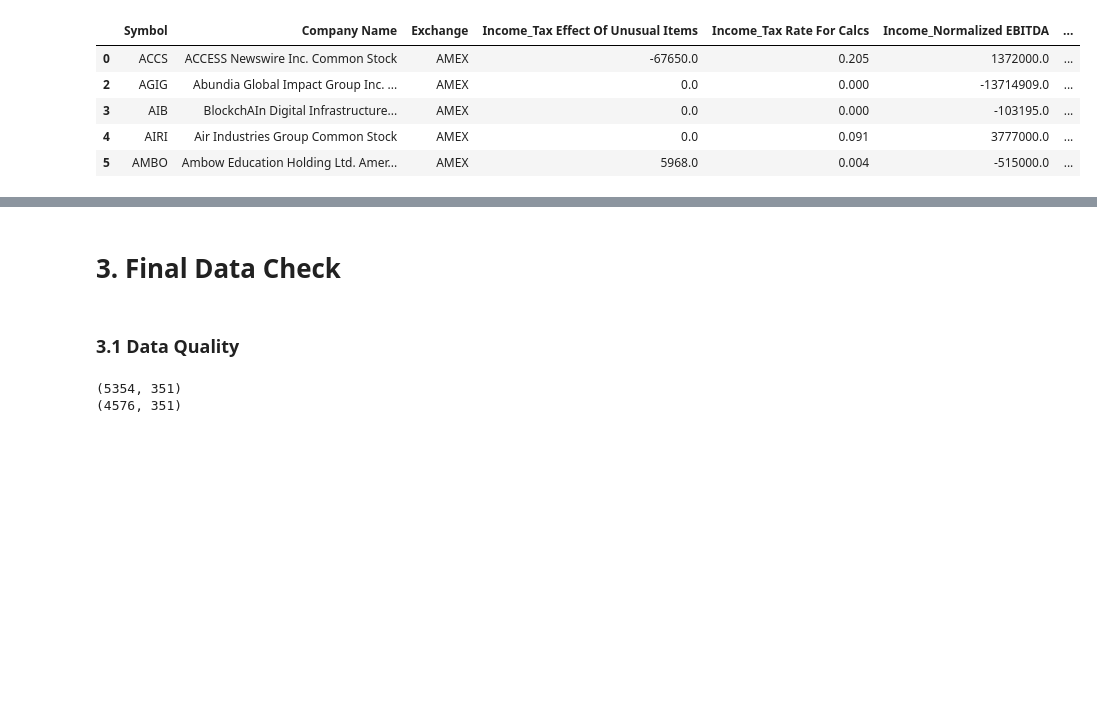
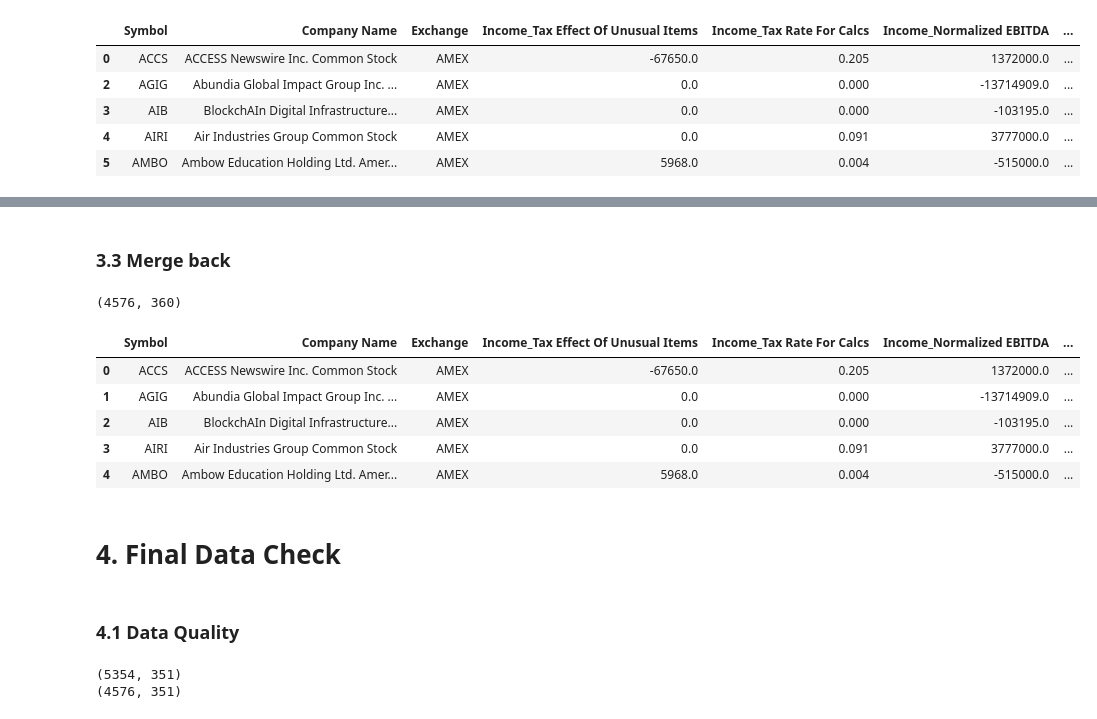
Before and after one commit to Jerxis/financial_kpi_clustering, a Jupyter notebook: notebooks/01_data_pulling_and_understanding.ipynb, the cells around one changed output, grey strips where cells are left out. Saved outputs shown, nothing was run; the diff lists cells and outputs as text; code cells hidden in the pictures; blank space fills up the shorter version.

```diff
--- a/notebooks/01_data_pulling_and_understanding.ipynb
+++ b/notebooks/01_data_pulling_and_understanding.ipynb
@@ -30,6 +36,7 @@ DATA_DIR = PROJECT_ROOT / "data"
 RAW_DATA_DIR = DATA_DIR / "raw"
 INTERIM_DATA_DIR = DATA_DIR / "interim"
 PROCESSED_DATA_DIR = DATA_DIR / "processed"
+INTERIM_DATA_DIR = DATA_DIR / "interim"
 
 OUTPUTS_DIR = PROJECT_ROOT / "outputs"
 
@@ -198,0 +210,6 @@ Companies with positive revenue: 4,576
+# %%
+filtered_financials_df = pd.read_excel(
+    INTERIM_DATA_DIR / "financials_positive_revenue.xlsx"
+)
+
+print(f"Dataset shape: {filtered_financials_df.shape}")
@@ -198,0 +222,7 @@ Companies with positive revenue: 4,576
+# %%
+metadata_df, metadata_failures_df = fetch_metadata_batch(
+    ticker_universe=filtered_financials_df,
+    output_dir=RAW_DATA_DIR / "company_metadata",
+    sleep_seconds=0.75,
+    save_every=100,
+)
@@ -198,0 +247,20 @@ Companies with positive revenue: 4,576
+# %% [markdown]
+### **3.3 Merge back**
+# %%
+final_company_dataset = filtered_financials_df.merge(
+    metadata_df.drop(columns=["Status", "Error"]),
+    on="Symbol",
+    how="left"
+)
+
+print(final_company_dataset.shape)
+
+final_company_dataset.head()
+# %% [output]
+(4576, 360)
+|  | Symbol | Company Name | Exchange | Income_Tax Effect Of Unusual Items | Income_Tax Rate For Calcs | Income_Normalized EBITDA | ... |
+| 0 | ACCS | ACCESS Newswire Inc. Common Stock | AMEX | -67650.0 | 0.205 | 1372000.0 | ... |
+| 1 | AGIG | Abundia Global Impact Group Inc. ... | AMEX | 0.0 | 0.000 | -13714909.0 | ... |
+| 2 | AIB | BlockchAIn Digital Infrastructure... | AMEX | 0.0 | 0.000 | -103195.0 | ... |
+| 3 | AIRI | Air Industries Group Common Stock | AMEX | 0.0 | 0.091 | 3777000.0 | ... |
+| 4 | AMBO | Ambow Education Holding Ltd. Amer... | AMEX | 5968.0 | 0.004 | -515000.0 | ... |
@@ -199,7 +272,7 @@ Companies with positive revenue: 4,576
 # %% [markdown]
-# **3. Final Data Check**
+# **4. Final Data Check**
 # %% [markdown]
-### **3.1 Data Quality**
+### **4.1 Data Quality**
 # %%
 print(financials_flat_df.shape)
 print(filtered_financials_df.shape)
```
Also changed, not shown: parts of 9 cells of this notebook, 5 other files.
